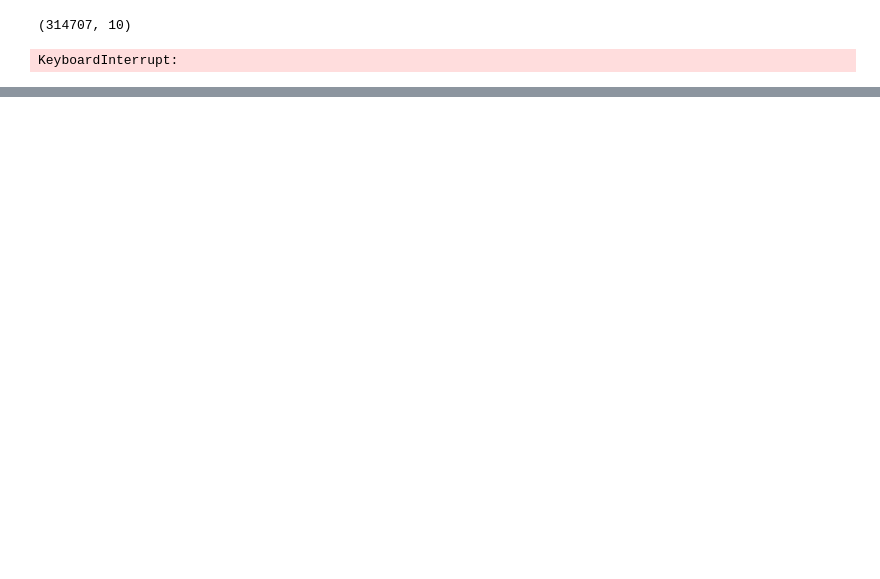
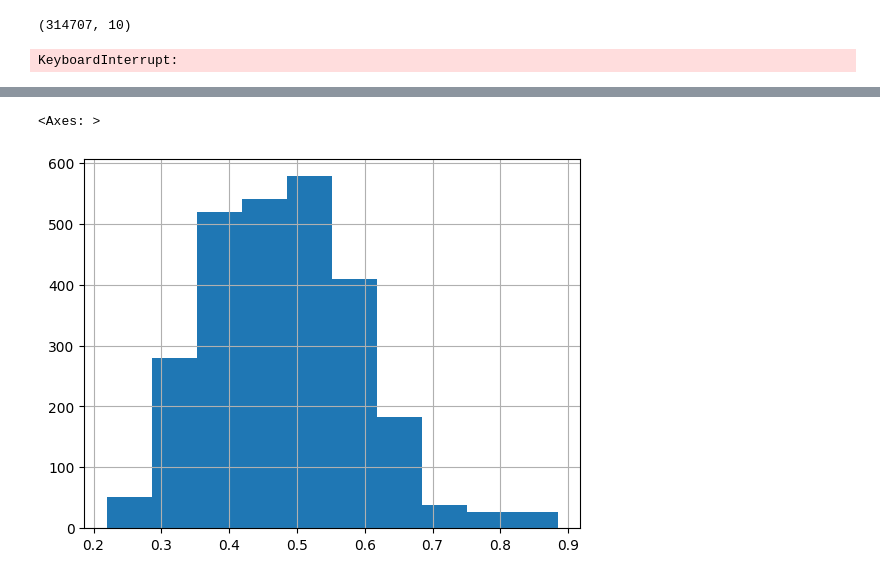
Before and after one commit to amarkules1/texas-hold-em, a Jupyter notebook: simulate_games.ipynb, the cells around one changed output, grey strips where cells are left out. Cells and saved outputs as stored; diff of their text form; code cells hidden in the pictures; blank space fills up the shorter version.

```diff
--- a/simulate_games.ipynb
+++ b/simulate_games.ipynb
@@ -76,0 +135,5 @@ df.to_csv("1m_random_2player_games.csv", index=False)
+# %%
+total_counts['win_rate'].hist()
+# %% [output]
+<Axes: >
+[figure, added]
```
Also changed, not shown: parts of 11 cells of this notebook, 5 other files.
